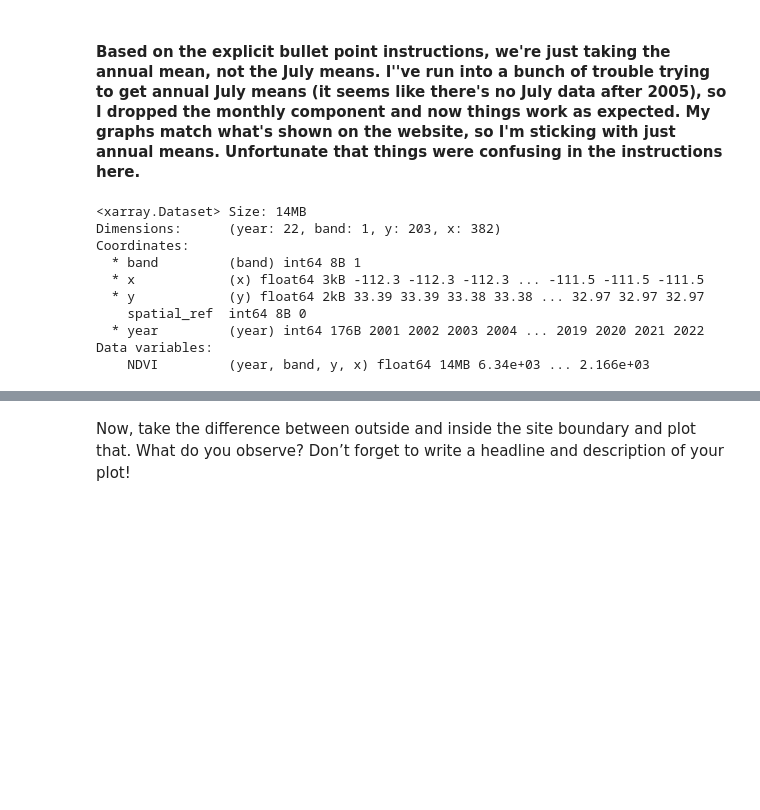
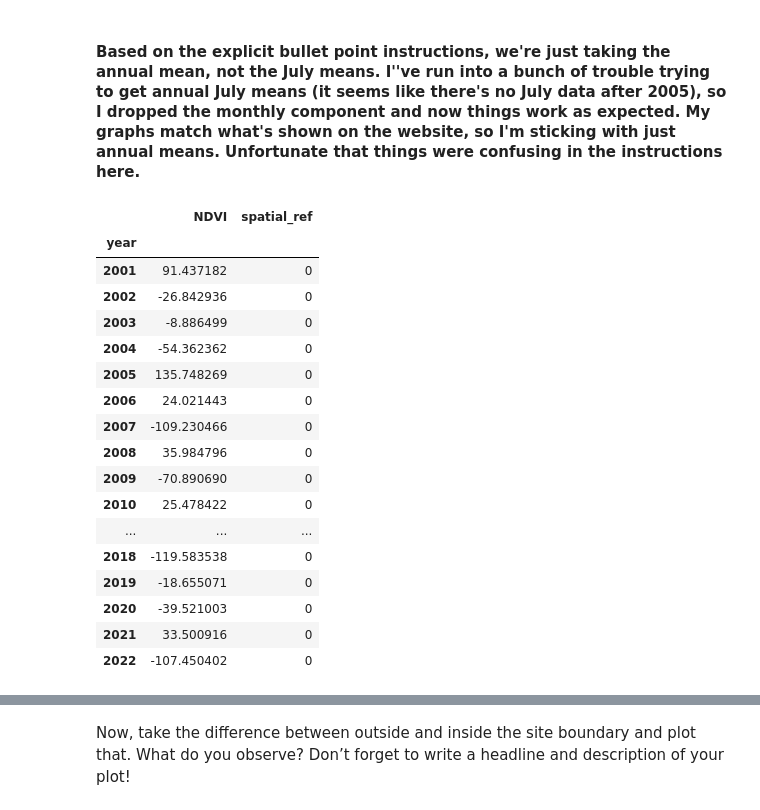
Before and after one commit to earthlab-education/04-vegetation-rainihelmstadter, a Jupyter notebook: notebooks/vegetation-04-summarize.ipynb, the cells around one changed output, grey strips where cells are left out. Cells and saved outputs as stored; diff of their text form; code cells hidden in the pictures; blank space fills up the shorter version.

```diff
--- a/notebooks/vegetation-04-summarize.ipynb
+++ b/notebooks/vegetation-04-summarize.ipynb
@@ -264,14 +152,24 @@ ndvi_out_july_mean = (
     )
 # %%
-ndvi_out_july_mean
+# Check to make sure things look ok
+
+ndvi_out_mean_df
 # %% [output]
-<xarray.Dataset> Size: 14MB
-Dimensions:      (year: 22, band: 1, y: 203, x: 382)
-Coordinates:
-  * band         (band) int64 8B 1
-  * x            (x) float64 3kB -112.3 -112.3 -112.3 ... -111.5 -111.5 -111.5
-  * y            (y) float64 2kB 33.39 33.39 33.38 33.38 ... 32.97 32.97 32.97
-    spatial_ref  int64 8B 0
-  * year         (year) int64 176B 2001 2002 2003 2004 ... 2019 2020 2021 2022
-Data variables:
-    NDVI         (year, band, y, x) float64 14MB 6.34e+03 ... 2.166e+03
+|  | NDVI | spatial_ref |
+| year |  |  |
+| 2001 | 91.437182 | 0 |
+| 2002 | -26.842936 | 0 |
+| 2003 | -8.886499 | 0 |
+| 2004 | -54.362362 | 0 |
+| 2005 | 135.748269 | 0 |
+| 2006 | 24.021443 | 0 |
+| 2007 | -109.230466 | 0 |
+| 2008 | 35.984796 | 0 |
+| 2009 | -70.890690 | 0 |
+| 2010 | 25.478422 | 0 |
+| ... | ... | ... |
+| 2018 | -119.583538 | 0 |
+| 2019 | -18.655071 | 0 |
+| 2020 | -39.521003 | 0 |
+| 2021 | 33.500916 | 0 |
+| 2022 | -107.450402 | 0 |
```
Also changed, not shown: parts of 13 cells of this notebook, 2 other files.
